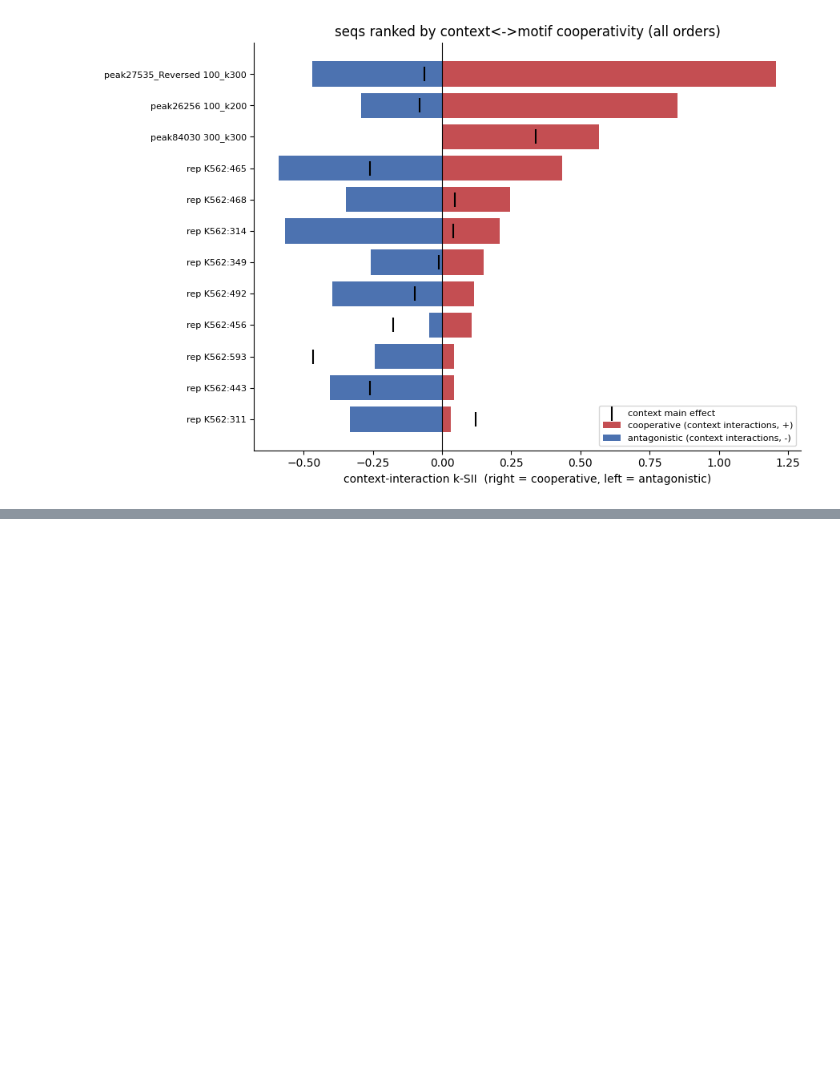
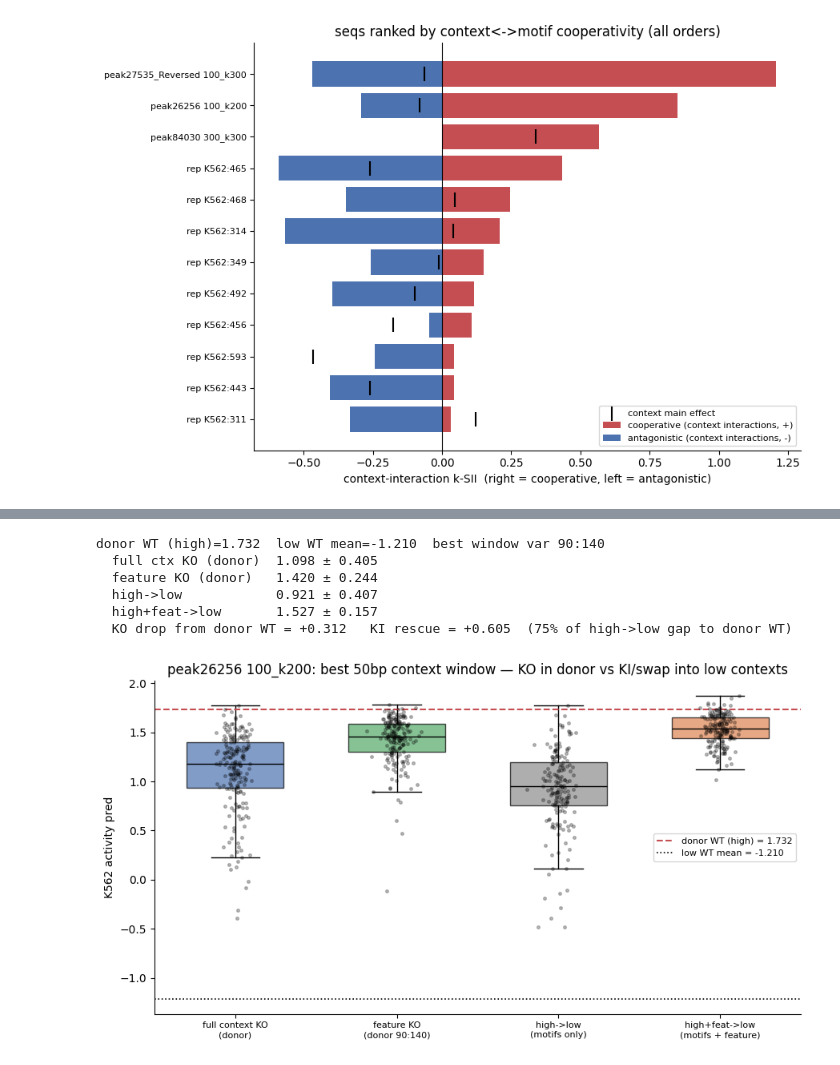
Before and after one commit to pabmantilla/SEAM_validate, a Jupyter notebook: context_feat/subseq_hunt/subseq_hunt.ipynb, the cells around one changed output, grey strips where cells are left out. Cells and saved outputs as stored; diff of their text form; code cells hidden in the pictures; blank space fills up the shorter version.

```diff
--- a/context_feat/subseq_hunt/subseq_hunt.ipynb
+++ b/context_feat/subseq_hunt/subseq_hunt.ipynb
@@ -415,0 +478,61 @@ donor WT (high)=1.795  low WT mean=-1.210
+# %%
+# BOX PLOT — the best KI window's effect as actual K562 preds (KO in donor + swap into low contexts).
+#   1) full context KO (donor) — donor's entire context dinuc-shuffled (motifs kept)  -> whole-context necessity
+#   2) feature KO (donor)      — donor's native seq with only the best window shuffled -> that window's necessity
+#   3) high->low               — donor motifs in each LOW context, window NOT restored (chimera baseline)
+#   4) high+feat->low          — same chimeras with the best window KI'd back in       -> lift from (3) = sufficiency
+# donor WT (high) and low WT mean as reference lines. needs the SUBSEQ HUNT + KI RESCUE SCAN cells above
+# (uses ki_starts, ki_bi, WIN, donor_wt, motif_any, pairs, chim, ctgt, ohe_score, wt_hi, ADAPTER).
+N_BOX = 200
+bw = ki_starts[ki_bi]; feat = donor_wt[bw:bw + WIN]                                  # best context window
+wtoh = one_hot_encode(donor_wt).float()
+shufD = dinucleotide_shuffle(wtoh.unsqueeze(0), n=N_BOX, random_state=3)[0]
+def ko_preds(mask):                                                                 # shuffle `mask` in donor
+    x = wtoh.unsqueeze(0).repeat(N_BOX, 1, 1).clone(); x[:, :, mask] = shufD[:, :, mask]
+    return score(x)
+
+ctx_full = np.zeros(230, bool); ctx_full[ADAPTER:ADAPTER + 200] = True; ctx_full &= ~motif_any  # full context
+win_mask = np.zeros(230, bool); win_mask[bw:bw + WIN] = True                         # best window only
+p_ctxko = ko_preds(ctx_full)                                                         # 1 full context KO
+p_dko = ko_preds(win_mask)                                                           # 2 feature (window) KO
+
+# 3,4 — chimeras (donor motifs -> low contexts), window absent vs KI'd back in
+hl_strs = [str(chim[k, r]) for k in pairs for r in range(chim.shape[1])]             # high->low (motifs only)
+p_hl = ohe_score(hl_strs)
+p_hlf = ohe_score([s[:bw] + feat + s[bw + WIN:] for s in hl_strs])                   # + best window KI'd
+wt_lo = float(ohe_score([str(wt_str[i]) for i in low]).mean())                       # mean low-target WT
+
+print(f"donor WT (high)={wt_hi:.3f}  low WT mean={wt_lo:.3f}  best window var {bw - ADAPTER}:{bw - ADAPTER + WIN}")
+for lab, p in [("full ctx KO (donor)", p_ctxko), ("feature KO (donor)", p_dko),
+               ("high->low", p_hl), ("high+feat->low", p_hlf)]:
+    print(f"  {lab:<20} {p.mean():.3f} ± {p.std():.3f}")
+print(f"  KO drop from donor WT = {wt_hi - p_dko.mean():+.3f}   KI rescue = {p_hlf.mean() - p_hl.mean():+.3f}  "
+      f"({(p_hlf.mean() - p_hl.mean()) / (wt_hi - p_hl.mean()):.0%} of high->low gap to donor WT)")
+
+data = [p_ctxko, p_dko, p_hl, p_hlf]
+labels = ["full context KO\n(donor)", f"feature KO\n(donor {bw - ADAPTER}:{bw - ADAPTER + WIN})",
+          "high->low\n(motifs only)", "high+feat->low\n(motifs + feature)"]
+colors = ["#4c72b0", "#55a868", "#8c8c8c", "#dd8452"]
+fig, ax = plt.subplots(figsize=(9, 5))
+bp = ax.boxplot(data, patch_artist=True, widths=0.6, showfliers=False)
+for patch, c in zip(bp["boxes"], colors):
+    patch.set_facecolor(c); patch.set_alpha(0.7)
+for med in bp["medians"]:
+    med.set_color("k")
+rng = np.random.default_rng(0)
+for j, p in enumerate(data, 1):                                                     # jittered points
+    ax.scatter(rng.normal(j, 0.05, len(p)), p, s=7, color="k", alpha=0.25, zorder=3)
+ax.axhline(wt_hi, color="#c44e52", ls="--", lw=1.5, label=f"donor WT (high) = {wt_hi:.3f}")
+ax.axhline(wt_lo, color="k", ls=":", lw=1.2, label=f"low WT mean = {wt_lo:.3f}")
+ax.set_xticks([1, 2, 3, 4]); ax.set_xticklabels(labels, fontsize=8)
+ax.set_ylabel("K562 activity pred")
+ax.set_title(f"{names[SEL_H]}: best {WIN}bp context window — KO in donor vs KI/swap into low contexts")
+ax.legend(fontsize=8); ax.spines[["top", "right"]].set_visible(False); plt.tight_layout()
+# %% [output]
+donor WT (high)=1.732  low WT mean=-1.210  best window var 90:140
+  full ctx KO (donor)  1.098 ± 0.405
+  feature KO (donor)   1.420 ± 0.244
+  high->low            0.921 ± 0.407
+  high+feat->low       1.527 ± 0.157
+  KO drop from donor WT = +0.312   KI rescue = +0.605  (75% of high->low gap to donor WT)
+[figure, added]
```
Also changed, not shown: parts of 4 cells of this notebook.
